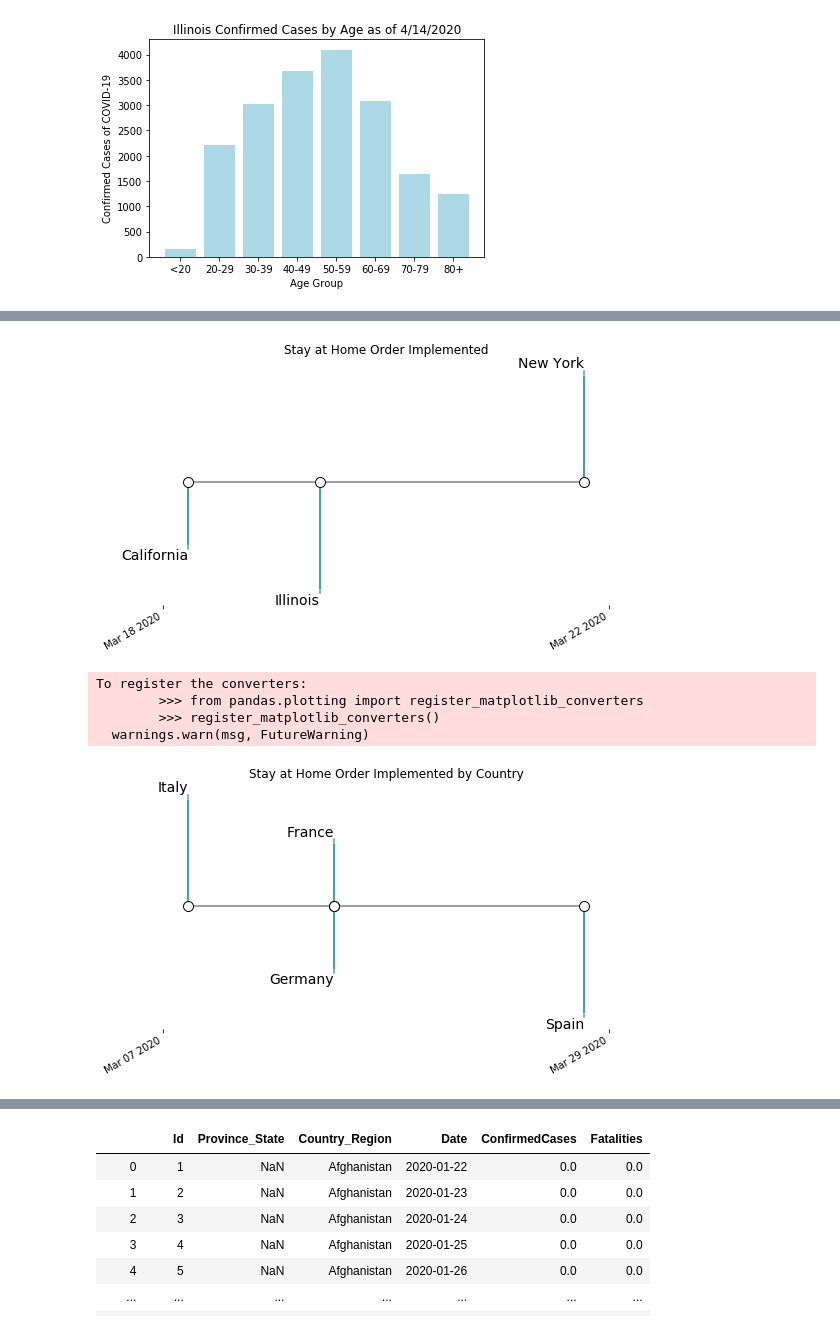
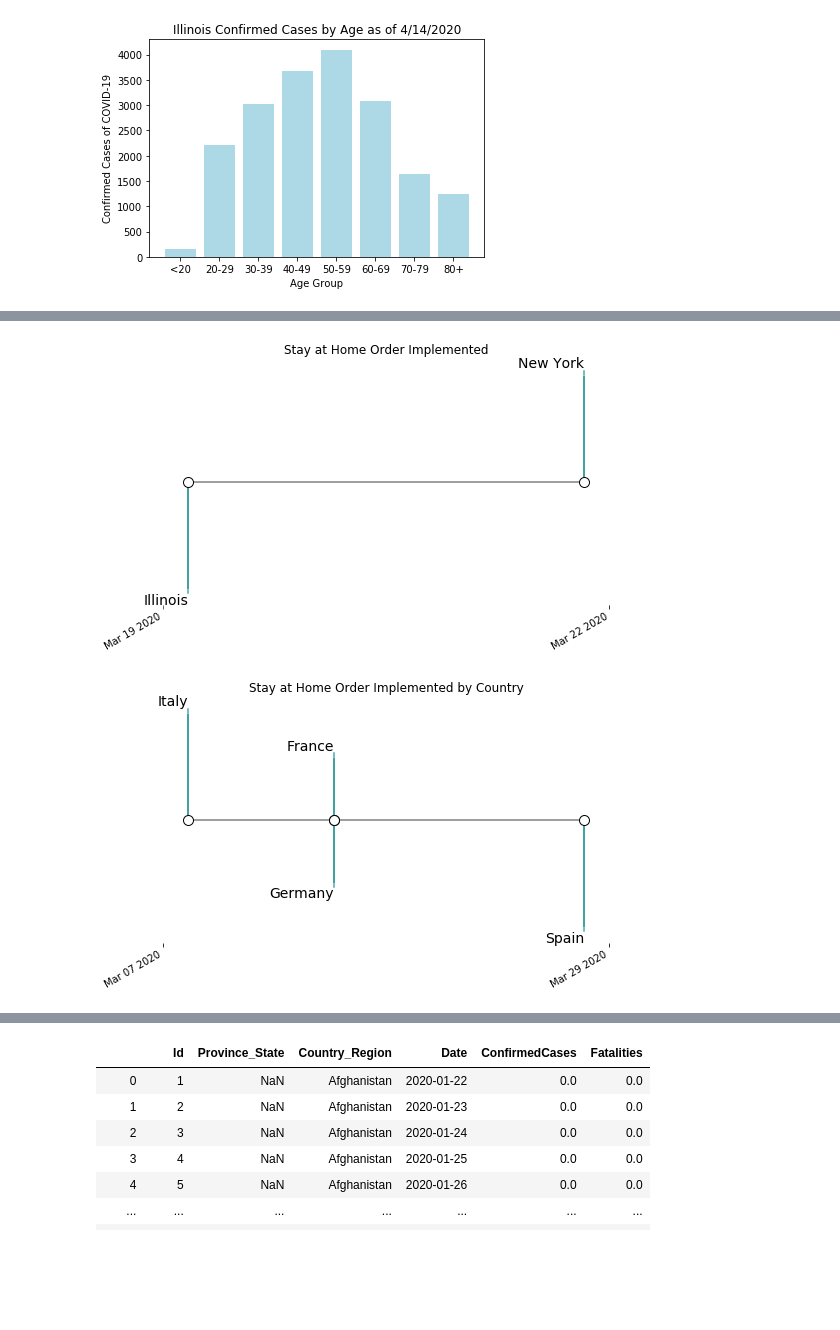
Before and after one commit to rstankovic/DataSciProject_I, a Jupyter notebook: Main_Scripts/B_C_scripts/Visuals for Illinois Demographics.ipynb, the cells around one changed output, grey strips where cells are left out. Drawn from its saved outputs; the diff is of its cells as text; code cells hidden in the pictures; blank space fills up the shorter version.

```diff
--- a/Main_Scripts/B_C_scripts/Visuals for Illinois Demographics.ipynb
+++ b/Main_Scripts/B_C_scripts/Visuals for Illinois Demographics.ipynb
@@ -315,9 +320,8 @@ ax.yaxis.set_visible(False)
 [figure]
 # %%
-names = ['Illinois', 'New York', 'California']
+names = ['Illinois', 'New York']
 
-dates = ['2020-03-20', '2020-03-22',
-         '2020-03-19']
+dates = ['2020-03-20', '2020-03-22']
 dates = [datetime.strptime(ii, "%Y-%m-%d") for ii in dates]
 
 levels = np.array([-5, 5, -3, 3, -1, 1])
@@ -327,34 +331,34 @@ fig, ax = plt.subplots(figsize=(8, 5))
 start = min(dates)
 stop = max(dates)
 ax.plot((start, stop), (0, 0), 'k', alpha=.5)
 
 # Iterate through releases annotating each one
 for ii, (iname, idate) in enumerate(zip(names, dates)):
     level = levels[ii % 6]
     vert = 'top' if level < 0 else 'bottom'
 
     ax.scatter(idate, 0, s=100, facecolor='w', edgecolor='k', zorder=9999)
     # Plot a line up to the text
     ax.plot((idate, idate), (0, level), c='teal', alpha=5)
     # Give the text a faint background and align it properly
     ax.text(idate, level, iname,
             horizontalalignment='right', verticalalignment=vert, fontsize=14,
             backgroundcolor=(1., 1., 1., .3))
 ax.set(title="Stay at Home Order Implemented")
 # Set the xticks formatting
 # format xaxis with 3 month intervals
 ax.get_xaxis().set_major_locator(mdates.MonthLocator(interval=3))
 ax.get_xaxis().set_major_formatter(mdates.DateFormatter("%b %d %Y"))
 fig.autofmt_xdate()
 
 # Remove components for a cleaner look
 plt.setp((ax.get_yticklabels() + ax.get_yticklines() +
           list(ax.spines.values())), visible=False)
 
 plt.savefig("../../Visuals/Stay at Home Order Implemented Timeline.png", dpi=100)
 plt.show()
 # %% [output]
-[figure, old version]
+[figure, new version]
 # %%
 names = ['Spain', 'Italy', 'Germany', 'France']
 
@@ -393,11 +397,7 @@ fig.autofmt_xdate()
 plt.setp((ax.get_yticklabels() + ax.get_yticklines() +
           list(ax.spines.values())), visible=False)
 
-plt.savefig("../../Visuals/Stay at Home Order Implemented Timeline by Country.png", dpi=100)
+plt.savefig("../../Visuals/Stay at Home Order Implemented Timeline by Country top.png", dpi=100)
 plt.show()
 # %% [output]
-To register the converters:
-        >>> from pandas.plotting import register_matplotlib_converters
-        >>> register_matplotlib_converters()
-  warnings.warn(msg, FutureWarning)
 [figure]
```
Also changed, not shown: parts of 12 cells of this notebook, 8 other files.
